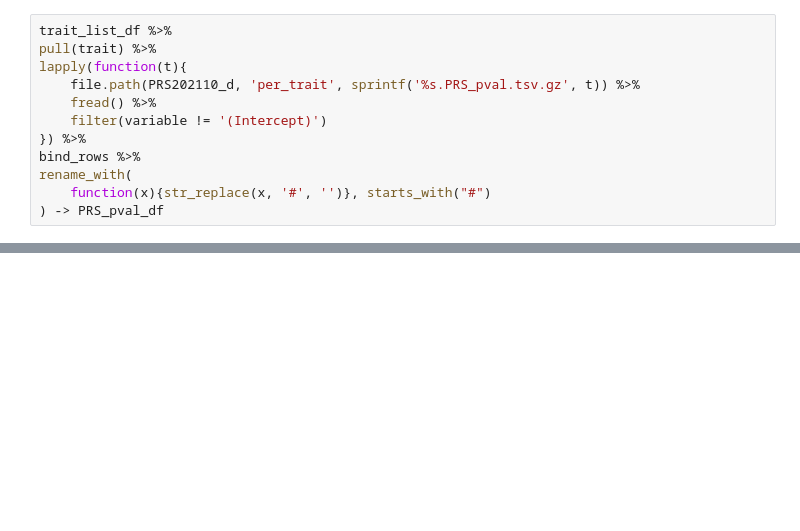
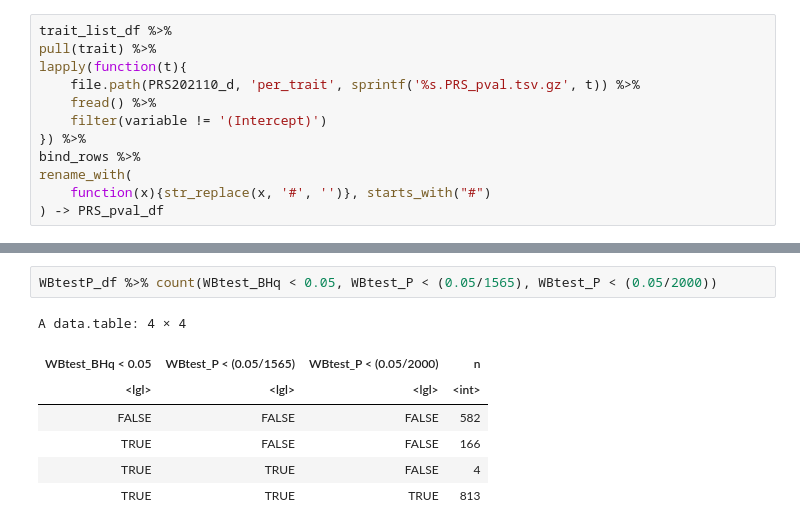
Before and after one commit to rivas-lab/PRS, a Jupyter notebook: src/20211028_freeze/5_aggregate.ipynb, the cells around one changed output, grey strips where cells are left out. Drawn from its saved outputs; the diff is of its cells as text; blank space fills up the shorter version.

```diff
--- a/src/20211028_freeze/5_aggregate.ipynb
+++ b/src/20211028_freeze/5_aggregate.ipynb
@@ -165,0 +192,10 @@ A data.table: 35 × 11
+# %%
+WBtestP_df %>% count(WBtest_BHq < 0.05, WBtest_P < (0.05/1565), WBtest_P < (0.05/2000))
+# %% [output]
+A data.table: 4 × 4
+| WBtest_BHq < 0.05 | WBtest_P < (0.05/1565) | WBtest_P < (0.05/2000) | n |
+| <lgl> | <lgl> | <lgl> | <int> |
+| FALSE | FALSE | FALSE | 582 |
+| TRUE | FALSE | FALSE | 166 |
+| TRUE | TRUE | FALSE | 4 |
+| TRUE | TRUE | TRUE | 813 |
```
Also changed, not shown: parts of 20 cells of this notebook, 3 other files.
